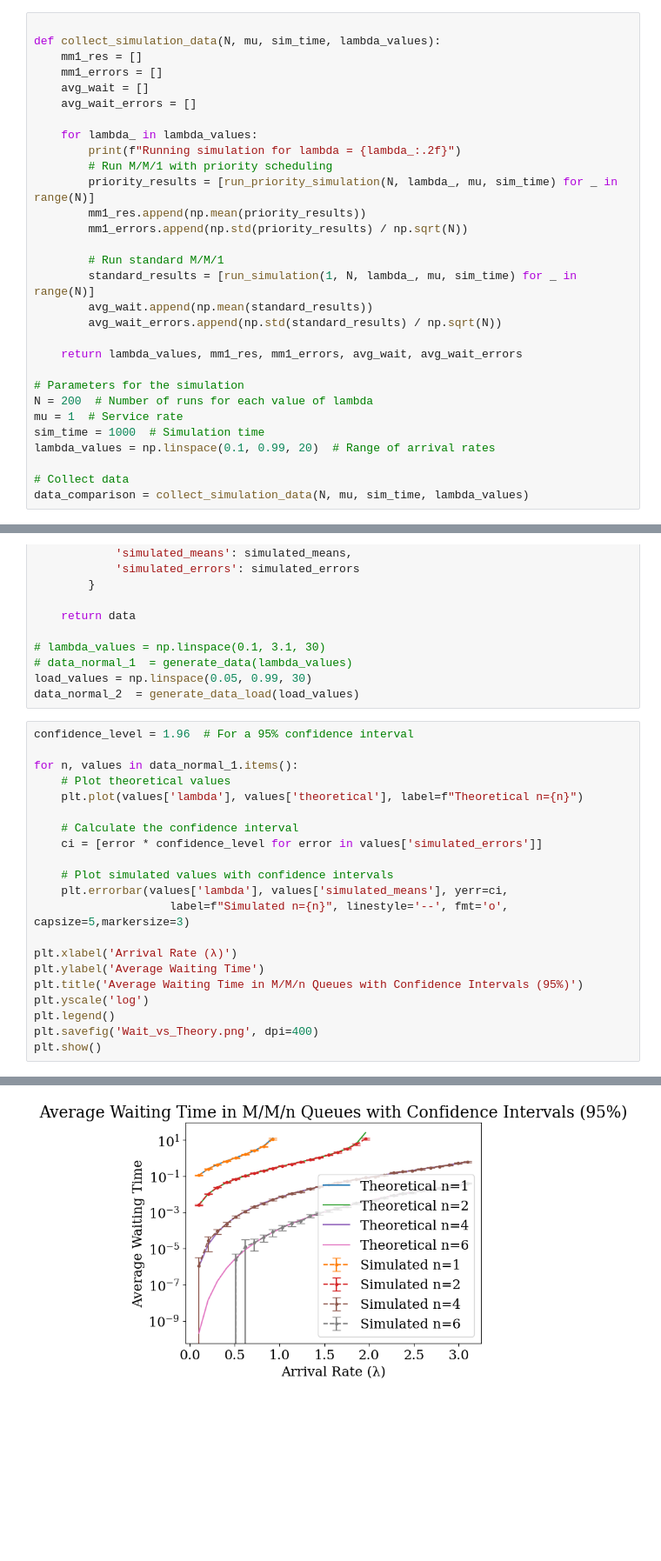
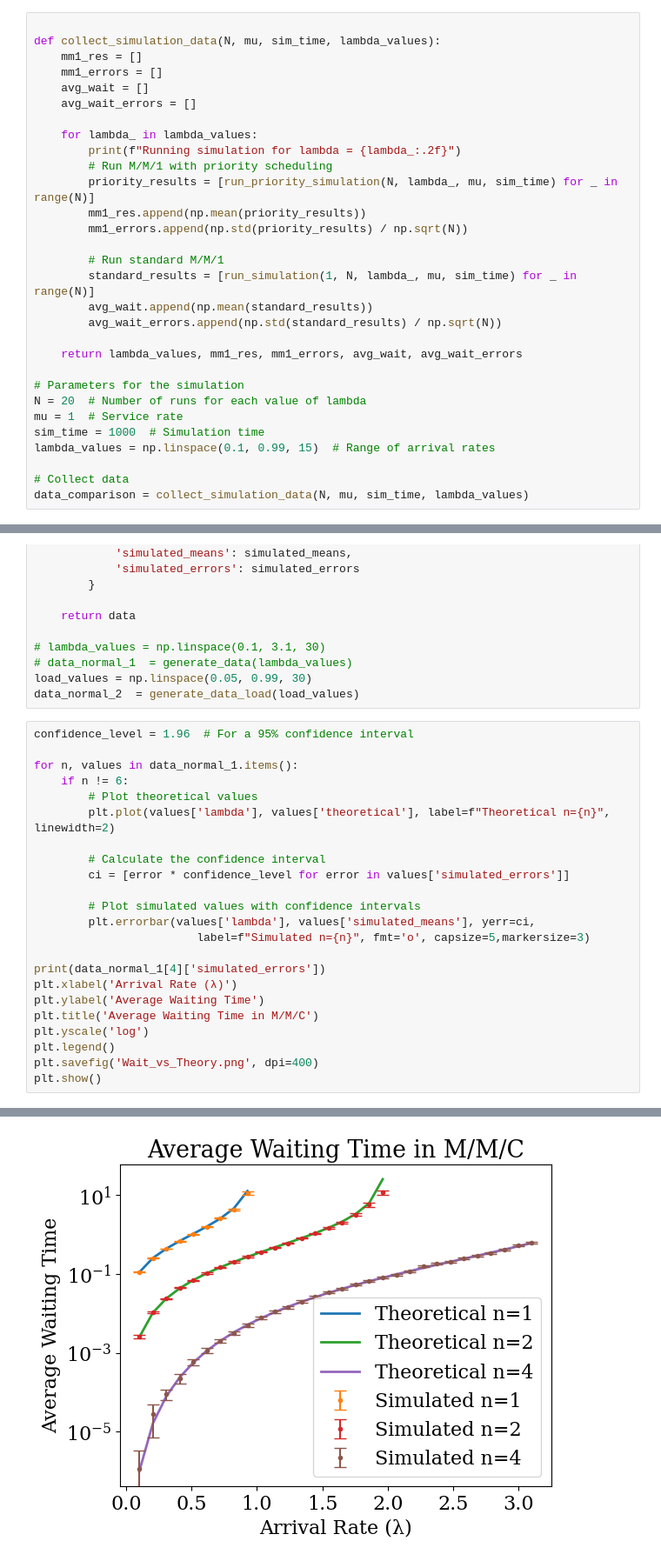
Before and after one commit to DutchProg/STSIM_ass2, a Jupyter notebook: EzradeCleen_12042137_ElinevandeLagemaat_11892900_Assignment_2.ipynb, the cells around one changed output, grey strips where cells are left out. Shown: that part at 87% size. Drawn from its saved outputs; the diff is of its cells as text; blank space fills up the shorter version.

```diff
--- a/EzradeCleen_12042137_ElinevandeLagemaat_11892900_Assignment_2.ipynb
+++ b/EzradeCleen_12042137_ElinevandeLagemaat_11892900_Assignment_2.ipynb
@@ -201,10 +204,10 @@ def collect_simulation_data(N, mu, sim_time, lambda_values):
     return lambda_values, mm1_res, mm1_errors, avg_wait, avg_wait_errors
 
 # Parameters for the simulation
-N = 200  # Number of runs for each value of lambda
+N = 20  # Number of runs for each value of lambda
 mu = 1  # Service rate
 sim_time = 1000  # Simulation time
-lambda_values = np.linspace(0.1, 0.99, 20)  # Range of arrival rates
+lambda_values = np.linspace(0.1, 0.99, 15)  # Range of arrival rates
 
 # Collect data
 data_comparison = collect_simulation_data(N, mu, sim_time, lambda_values)
@@ -524,19 +540,21 @@ data_normal_2  = generate_data_load(load_values)
 confidence_level = 1.96  # For a 95% confidence interval
 
 for n, values in data_normal_1.items():
-    # Plot theoretical values
-    plt.plot(values['lambda'], values['theoretical'], label=f"Theoretical n={n}")
+    if n != 6:
+        # Plot theoretical values
+        plt.plot(values['lambda'], values['theoretical'], label=f"Theoretical n={n}", linewidth=2)
 
-    # Calculate the confidence interval
-    ci = [error * confidence_level for error in values['simulated_errors']]
+        # Calculate the confidence interval
+        ci = [error * confidence_level for error in values['simulated_errors']]
 
-    # Plot simulated values with confidence intervals
-    plt.errorbar(values['lambda'], values['simulated_means'], yerr=ci,
-                    label=f"Simulated n={n}", linestyle='--', fmt='o', capsize=5,markersize=3)
+        # Plot simulated values with confidence intervals
+        plt.errorbar(values['lambda'], values['simulated_means'], yerr=ci,
+                        label=f"Simulated n={n}", fmt='o', capsize=5,markersize=3)
 
+print(data_normal_1[4]['simulated_errors'])
 plt.xlabel('Arrival Rate (λ)')
 plt.ylabel('Average Waiting Time')
-plt.title('Average Waiting Time in M/M/n Queues with Confidence Intervals (95%)')
+plt.title('Average Waiting Time in M/M/C')
 plt.yscale('log')
 plt.legend()
 plt.savefig('Wait_vs_Theory.png', dpi=400)
@@ -545,4 +564,4 @@ plt.show()
-[figure, old version]
+[figure, new version]
 # %%
 def calculate_relative_error(standard_deviation, mean):
     if mean != 0:
```
Also changed, not shown: parts of 4 cells of this notebook.
